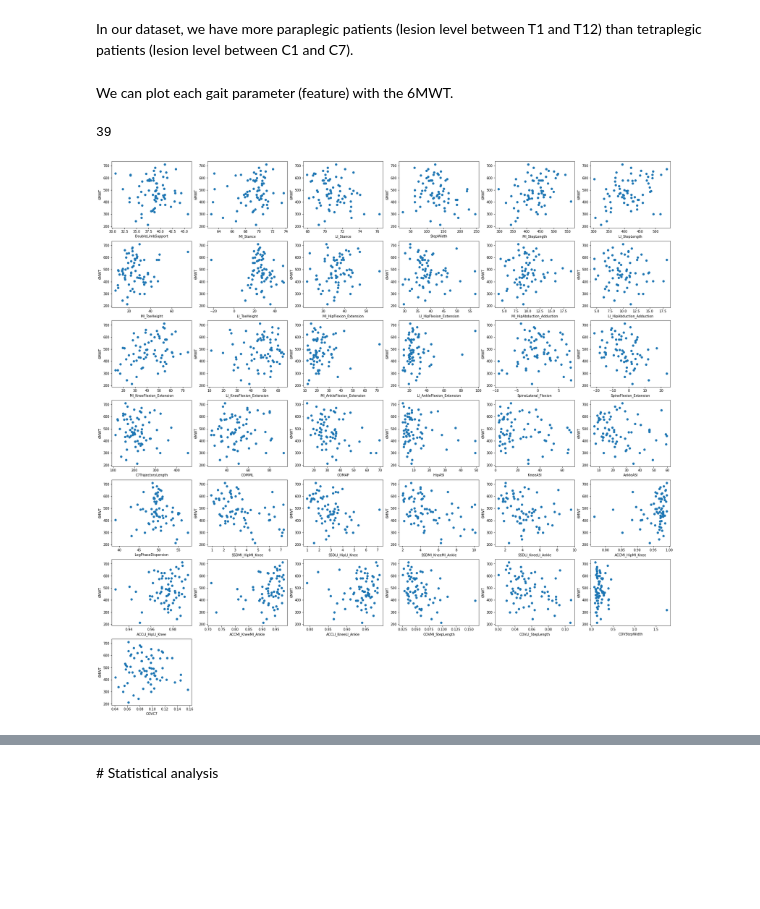
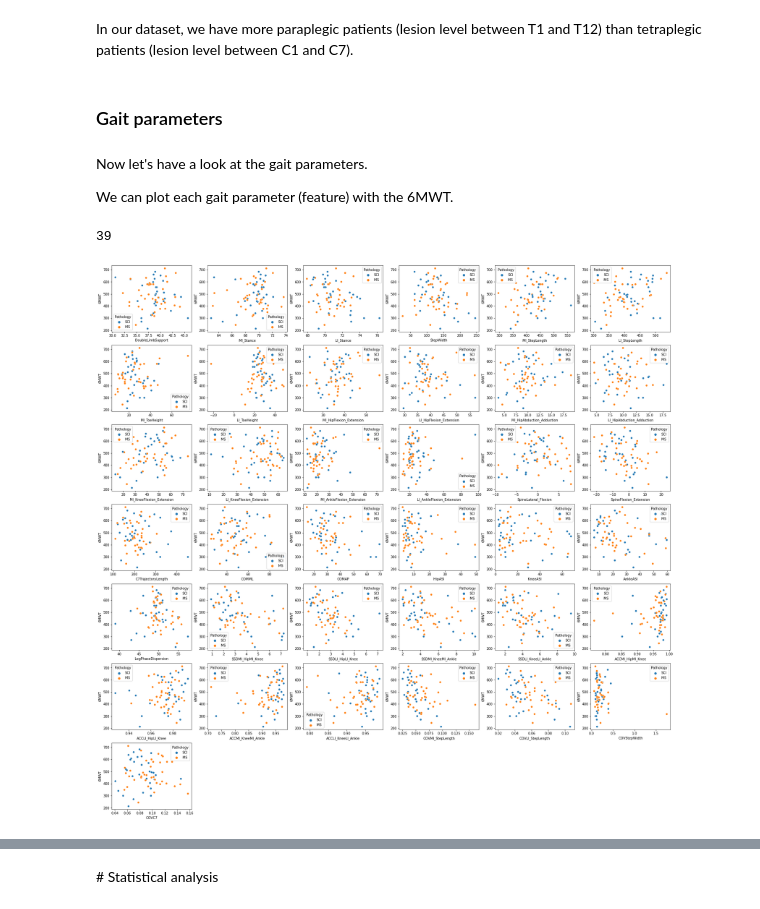
Before and after one commit to paulinegut/Gait-analysis, a Jupyter notebook: FinalProject_6MWTprediction.ipynb, the cells around one changed output, grey strips where cells are left out. Cells and saved outputs as stored; diff of their text form; code cells hidden in the pictures; blank space fills up the shorter version.

```diff
--- a/FinalProject_6MWTprediction.ipynb
+++ b/FinalProject_6MWTprediction.ipynb
@@ -306,7 +310,11 @@ barlist[2].set_color('green')
 [figure]
 # %% [markdown]
 In our dataset, we have more paraplegic patients (lesion level between T1 and T12) than tetraplegic patients (lesion level between C1 and C7).
+# %% [markdown]
+### Gait parameters
 # %% [markdown]
+Now let's have a look at the gait parameters.
+
 We can plot each gait parameter (feature) with the 6MWT.
 # %%
 len(df.columns)
@@ -314,10 +322,11 @@ len(df.columns)
 39
 # %%
 plt.figure(figsize = (30,30))
+plt.title('Gait parameters vs 6MWT')
 for i in range(1, 38):
   plt.subplot(7, 6, i)
-  plt.scatter(x = df.iloc[:,i], y = df['6MWT'])ß
+  sns.scatterplot(x = df.iloc[:,i], y = df['6MWT'], hue = demographics['Pathology'])
   plt.xlabel(df.iloc[:,i].name)
   plt.ylabel('6MWT')
 # %% [output]
-[figure, old version]
+[figure, new version]
```
Also changed, not shown: parts of 27 cells of this notebook.
